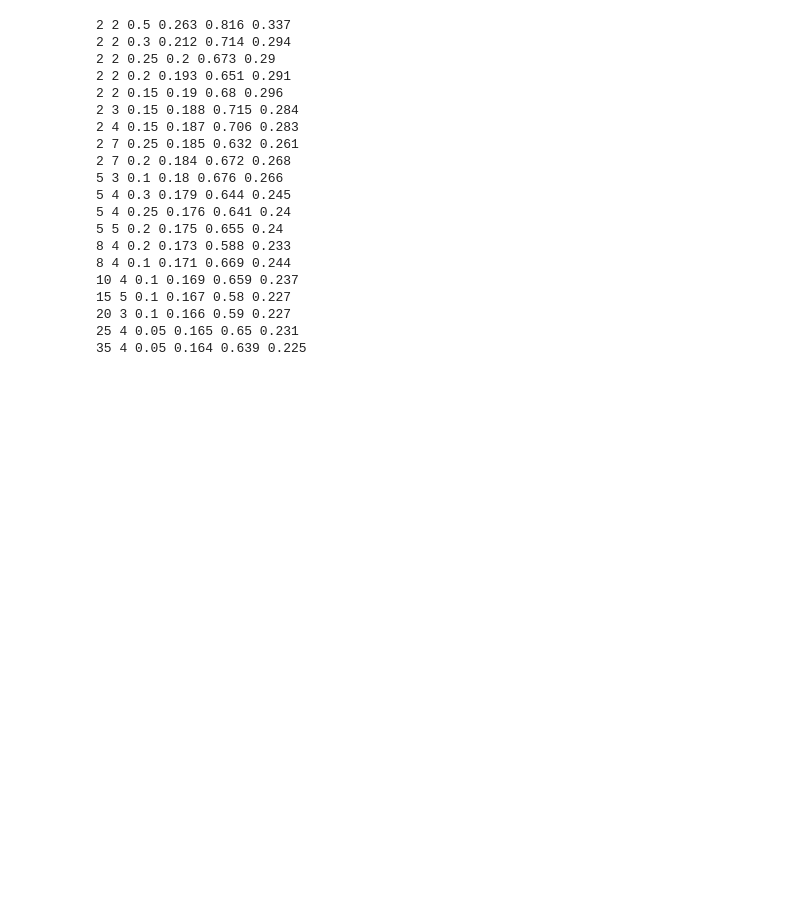
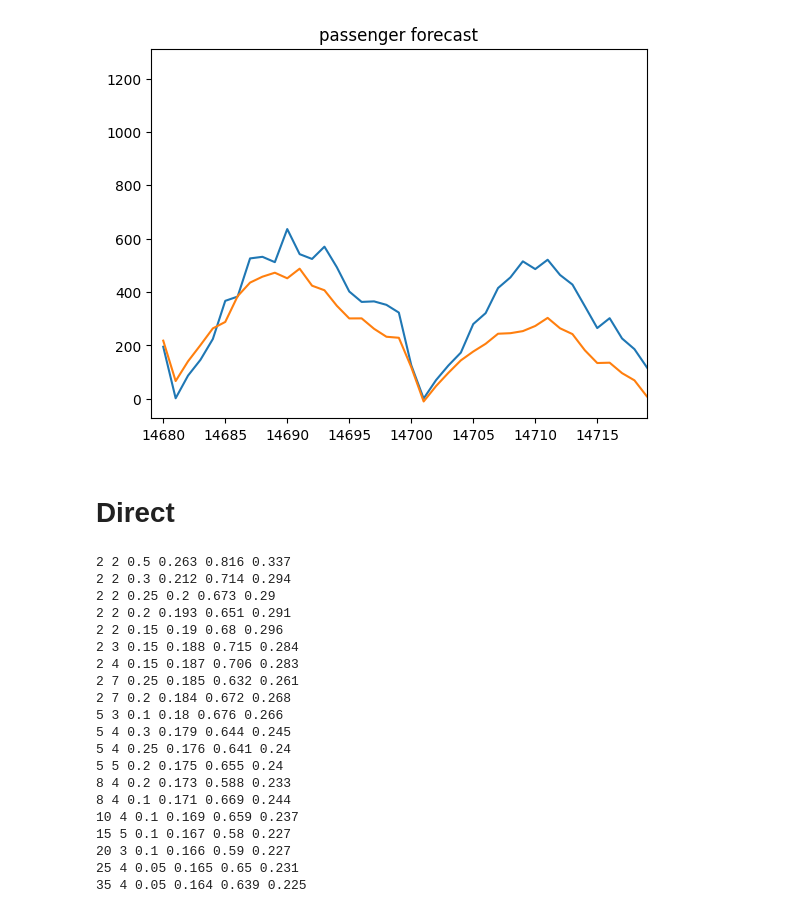
Before and after one commit to andr830g/Machine-Learning-Passenger-Forecasting, a Jupyter notebook: MachineLearningModelling.ipynb, the cells around one changed output. Saved outputs shown, nothing was run; the diff lists cells and outputs as text; code cells hidden in the pictures; blank space fills up the shorter version.

Commit message:
Simplified recursive forecast in xgboost

```diff
--- a/MachineLearningModelling.ipynb
+++ b/MachineLearningModelling.ipynb
@@ -17,0 +31,33 @@ val60_line = val60_line.reset_index(drop=True)
+# %%
+target = 'passengersBoarding'
+dropCols = ['date', 'hour', 'year', 'quarter', 'Q1', 'month', 'monthNumber', 'weekNumber', 'weekDay',
+            'dateNumber', 'mon', 'workdayPlan', 'line', 'passengersBoarding', 'eventName', 'diff', 'datetime',
+            'diffLag1', 'diffLag2', 'diffLag3', 'diffLag4', 'diffLag5', 'diffLag6', 'diffLag7', 'diffLag8', 'diffLag9', 'diffLag10',
+            'diffLag11', 'diffLag12', 'diffLag13', 'diffLag14', 'diffLag15', 'diffLag16', 'diffLag17', 'diffLag18', 'diffLag19', 'diffLag20',
+            'diffLag40', 'diffLag60', 'diffLag80', 'diffLag100', 'diffLag120', 'diffLag140']
+
+train_index = pd.RangeIndex(start=0, stop=train60_line.shape[0])
+val_index = pd.RangeIndex(start=train60_line.shape[0], stop=train60_line.shape[0]+val60_line.shape[0])
+
+X_train = train60_line.drop(columns=dropCols, axis=1)
+y_train = train60_line[target]
+X_val = val60_line.drop(columns=dropCols, axis=1)
+y_val = val60_line[target]
+
+X_train.index = train_index
+y_train.index = train_index
+X_val.index = val_index
+y_val.index = val_index
+# %%
+scalar = StandardScaler()
+exog_scalar = StandardScaler()
+forecaster = ForecasterAutoreg(
+                 regressor = xgb.XGBRegressor(n_estimators=35, max_depth=4, eta=0.05, seed=42),
+                 lags      = [20, 120, 140],
+                 differentiation=1,
+                 transformer_y=scalar,
+                 transformer_exog=exog_scalar
+             )
+
+forecaster.fit(y=y_train, exog=X_train)
+forecaster
@@ -18,3 +82,15 @@ val60_line = val60_line.reset_index(drop=True)
+# %%
+y_train_pred = forecaster.predict(steps=40, exog=X_val[:40])
+y_train_pred
+plt.plot(X_val.index, val60_line['passengersBoarding'])
+plt.plot(X_val.index[:40], y_train_pred)
+plt.xlim([14679, 14679+40])
+plt.title('passenger forecast')
+plt.show()
+# %% [output]
+[figure, added]
+# %% [markdown]
+# Direct
 # %%
 target = 'diff'
 dropCols = ['date', 'hour', 'year', 'quarter', 'Q1', 'month', 'monthNumber', 'weekNumber', 'weekDay',
```
Also changed, not shown: parts of 4 cells of this notebook.
